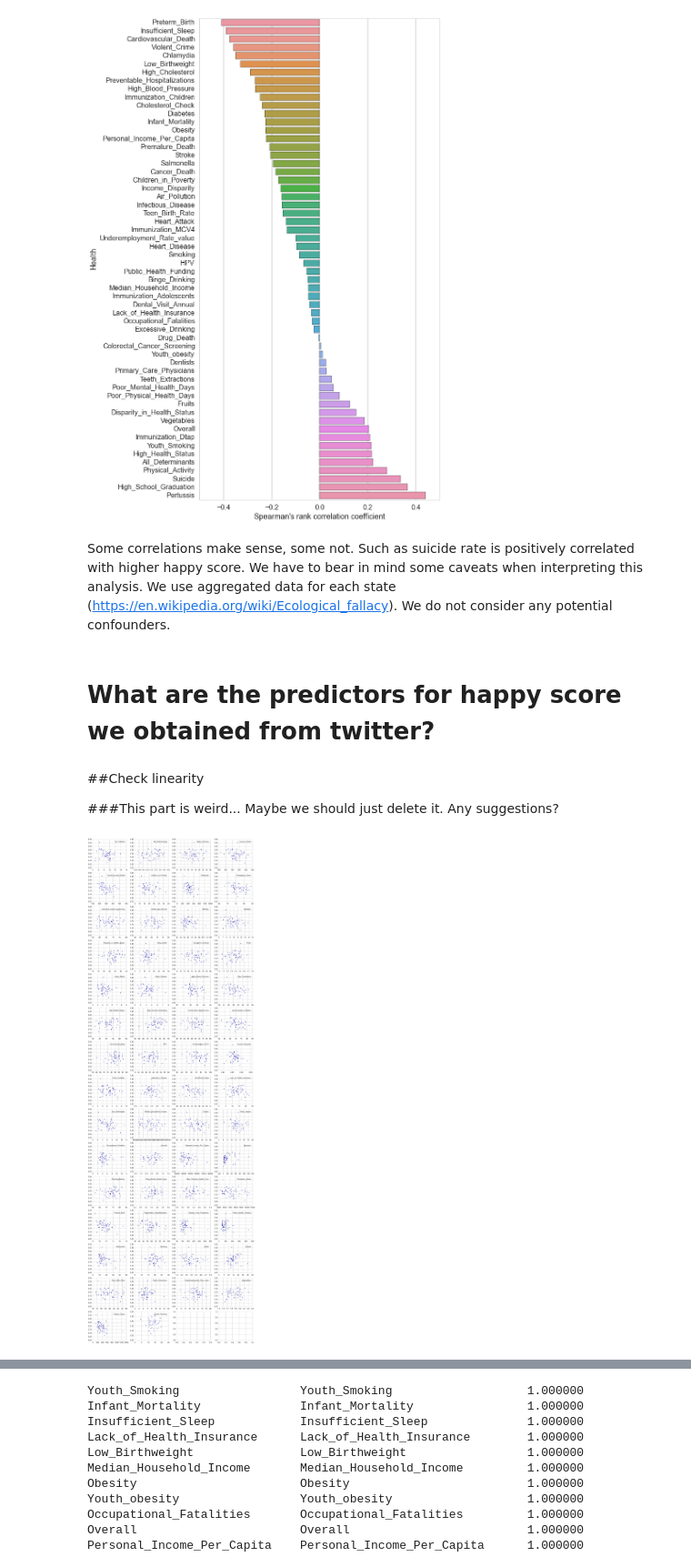
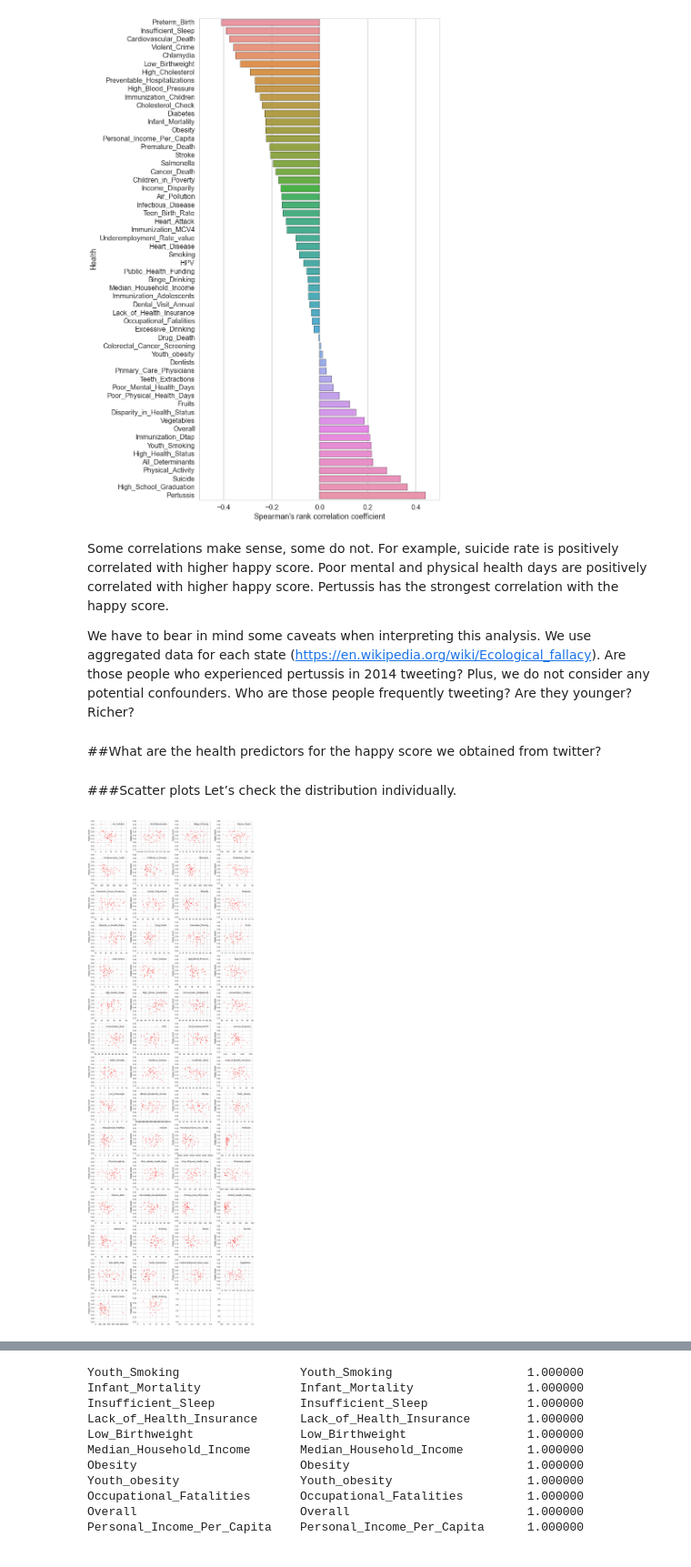
Before and after one commit to qiz304/project, a Jupyter notebook: Sentiment_Analysis_w_Classifiers.ipynb, the cells around one changed output, grey strips where cells are left out. Shown at 91% size. Drawn from its saved outputs; the diff is of its cells as text; code cells hidden in the pictures.

```diff
--- a/Sentiment_Analysis_w_Classifiers.ipynb
+++ b/Sentiment_Analysis_w_Classifiers.ipynb
@@ -279,0 +324,16 @@ for k,v in state_happ_ratio.items():
+# %%
+#Outcome dataframe
+happy_df = pd.DataFrame(state_avg_happ.items(), columns=['state', 'happyscore'])
+happy_df = happy_df.set_index(['state'])
+happy_df=happy_df.sort_index()
+happy_df=happy_df.drop(['C1','HQ','XD'])
+happy_df=happy_df.sort_index()
+
+happy_df_bool = pd.DataFrame(state_happ_bool.items(), columns=['state', 'happy_bool'])
+happy_df_bool = happy_df_bool.set_index(['state'])
+happy_df_bool=happy_df_bool.sort_index()
+happy_df_bool=happy_df_bool.drop(['C1','HQ','XD'])
+happy_df_bool=happy_df_bool.sort_index()
+
+happy = happy_df.join(happy_df_bool)
+happy_s=happy['happyscore']
@@ -423,25 +474,27 @@ plot1.set_xlabel("Spearman's rank correlation coefficient")
 <matplotlib.text.Text at 0x...>
 [figure]
 # %% [markdown]
-Some correlations make sense, some not. Such as suicide rate is positively correlated with higher happy score. We have to bear in mind some caveats when interpreting this analysis. We use aggregated data for each state (https://en.wikipedia.org/wiki/Ecological_fallacy). We do not consider any potential confounders.
+Some correlations make sense, some do not. For example, suicide rate is positively correlated with higher happy score. Poor mental and physical health days are positively correlated with higher happy score. Pertussis has the strongest correlation with the happy score.
+
+We have to bear in mind some caveats when interpreting this analysis. We use aggregated data for each state (https://en.wikipedia.org/wiki/Ecological_fallacy). Are those people who experienced pertussis in 2014 tweeting? Plus, we do not consider any potential confounders. Who are those people frequently tweeting? Are they younger? Richer?
 # %% [markdown]
-# What are the predictors for happy score we obtained from twitter?
+##What are the health predictors for the happy score we obtained from twitter?
-# %% [markdown]
-##Check linearity
-
-###This part is weird... Maybe we should just delete it. Any suggestions?
+# %% [markdown]
+###Scatter plots
+Let’s check the distribution individually.
 # %%
 from mpl_toolkits.axes_grid.anchored_artists import AnchoredText
 fig, axes = plt.subplots(nrows=15,ncols=4, figsize=(20,60), tight_layout=True)
 
 Com_df=Com_df.sort_index()
 Y=Com_df['happyscore']
 
 for ax, lst in zip(axes.ravel(),health_listn):
     X=Com_df[lst]
-    ax.scatter(X, Y)
-    ti=AnchoredText(lst, prop=dict(size=15), frameon=False,loc=1)
+    ax.scatter(X, Y, color="red")
+    ti=AnchoredText(lst, prop=dict(size=18), frameon=False,loc=1)
     ax.add_artist(ti)
+    ax.set_ylabel('Happy score')
 # %% [output]
-[figure, old version]
+[figure, new version]
 # %% [markdown]
```
Also changed, not shown: parts of 70 cells of this notebook.
